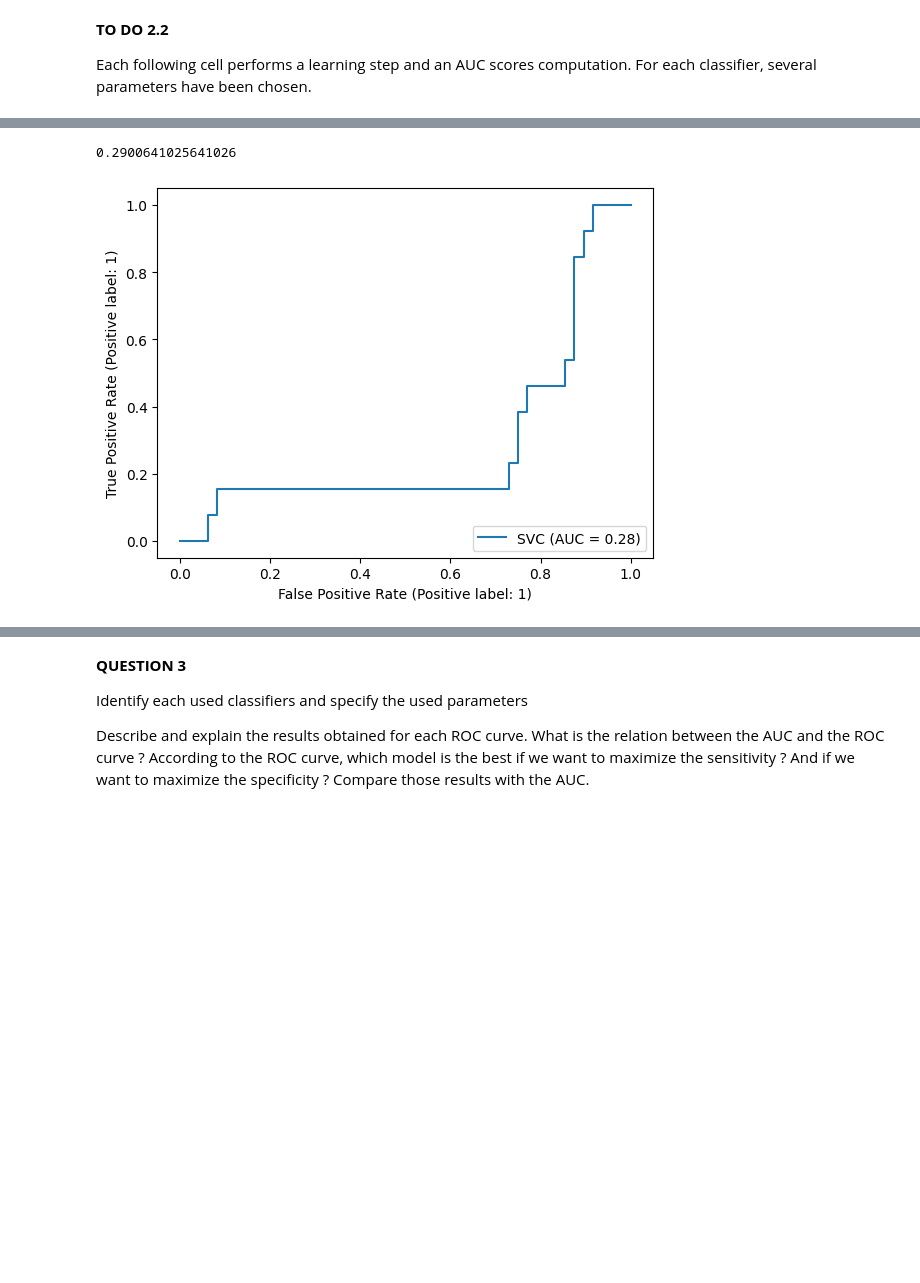
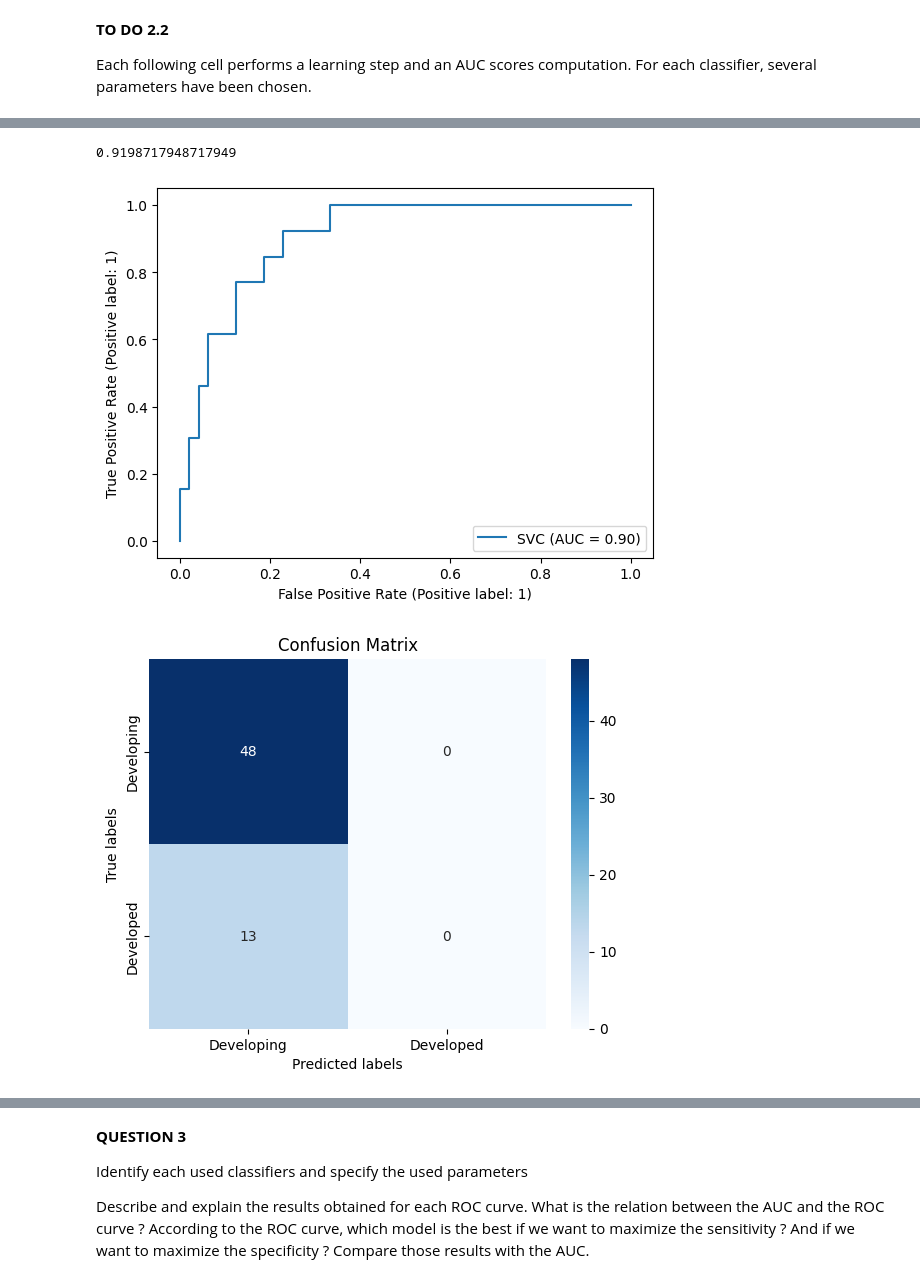
Before and after one commit to rayaneghilene/Basic_Data_Classification, a Jupyter notebook: TP2_Classification.ipynb, the cells around one changed output, grey strips where cells are left out. Saved outputs shown, nothing was run; the diff lists cells and outputs as text; code cells hidden in the pictures; blank space fills up the shorter version.

```diff
--- a/TP2_Classification.ipynb
+++ b/TP2_Classification.ipynb
@@ -60,7 +60,7 @@ Data columns (total 25 columns):
 dtypes: float64(18), int64(4), object(3)
 memory usage: 335.0+ KB
 # %%
-df_X = df1[['Total_expenditure', 'BMI']]
+df_X = df1[['Schooling', 'Life_expectancy']]
 df_Status = df1[['Status']]
 
 df_Y = df_Status.replace(['Developing', 'Developed'], [0, 1])
@@ -248,0 +157,5 @@ np_Y = df_Y.to_numpy()
+# %%
+#np_Y = df_Y.to_numpy()
+
+np_Y = np.squeeze(df_Y.to_numpy())
+display(np_Y)
@@ -269,14 +239,28 @@ plt.show()
 # %%
 from sklearn.svm import SVC
 
 clf2 = SVC(C=2.0, kernel='linear', probability=True)
 clf2.fit(np_X_norm, np_Y)
 
 np_Y_pred = clf2.predict_proba(df_X_norm)
 
 print(roc_auc_score(np_Y, np_Y_pred[:,1]))
 RocCurveDisplay.from_estimator(clf2, np_X_norm, np_Y)
 plt.show()
+
+ax = plt.subplot()
+cm = confusion_matrix(np_Y, clf2.predict(np_X_norm))
+sns.heatmap(cm, annot=True, ax=ax, fmt='g', cmap='Blues')
+ax.set_xlabel('Predicted labels')
+ax.set_ylabel('True labels')
+ax.set_title('Confusion Matrix')
+ax.xaxis.set_ticklabels(['Developing', 'Developed'])
+ax.yaxis.set_ticklabels(['Developing', 'Developed'])
+plt.show()
+
+
+plot_decision_boundary(np_X_norm, np_Y, clf2)
 # %% [output]
-0.2900641025641026
+0.9198717948717949
-[figure, old version]
+[figure, new version]
+[figure, added]
```
Also changed, not shown: parts of 15 cells of this notebook.
